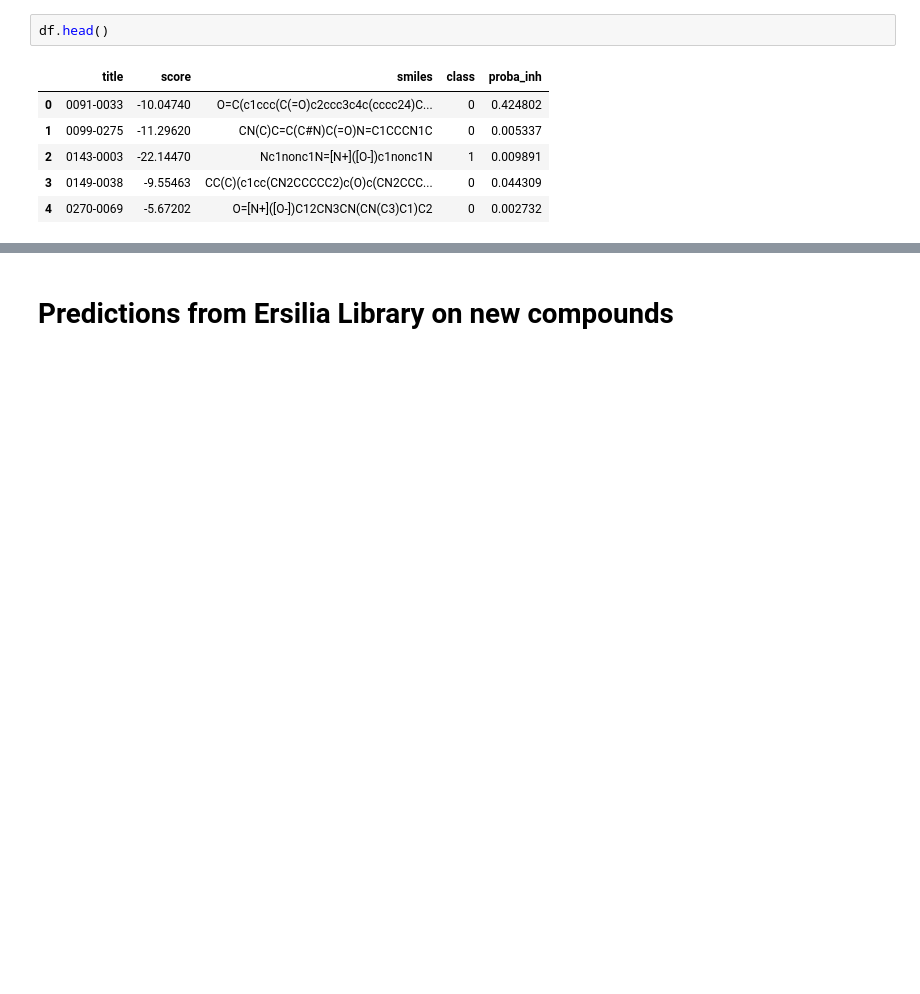
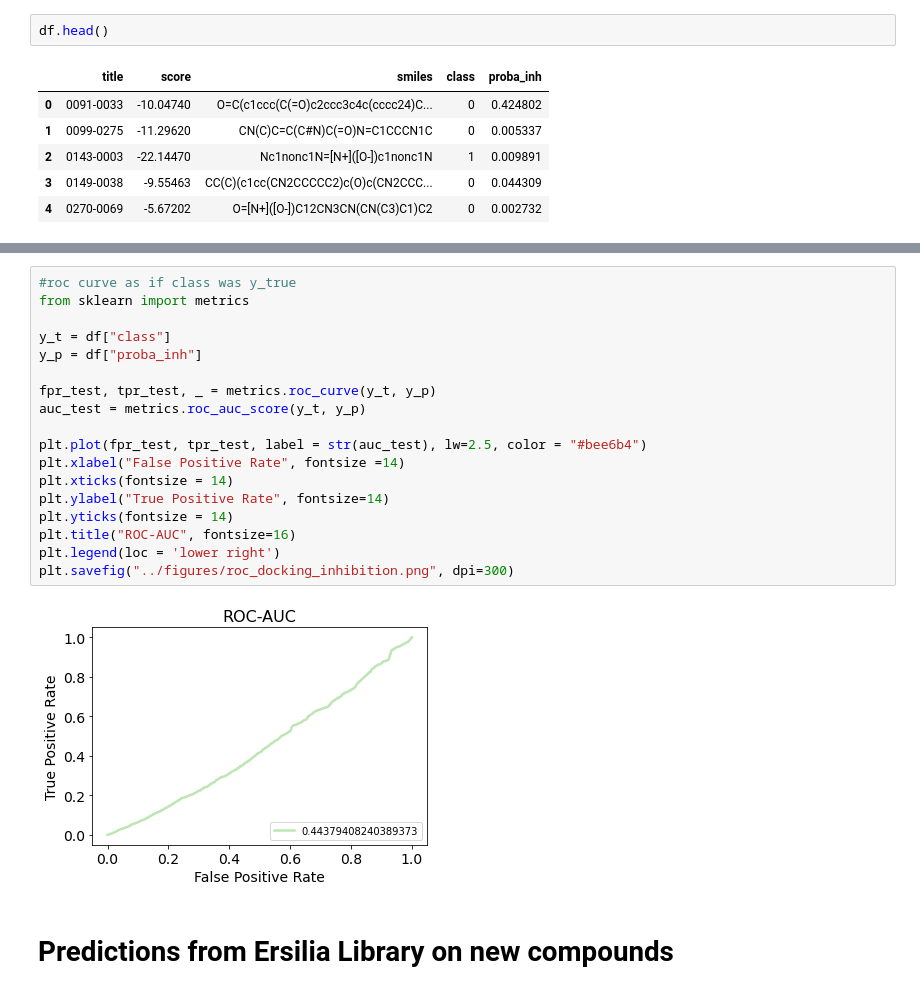
Before and after one commit to ersilia-os/osa-murd, a Jupyter notebook: notebooks/data_exploration.ipynb, the cells around one changed output, grey strips where cells are left out. Cells and saved outputs as stored; diff of their text form; blank space fills up the shorter version.

```diff
--- a/notebooks/data_exploration.ipynb
+++ b/notebooks/data_exploration.ipynb
@@ -165,3 +160,23 @@ plt.hist(pos["proba_inh"])
+# %%
+#roc curve as if class was y_true
+from sklearn import metrics
+
+y_t = df["class"]
+y_p = df["proba_inh"]
+
+fpr_test, tpr_test, _ = metrics.roc_curve(y_t, y_p)
+auc_test = metrics.roc_auc_score(y_t, y_p)
+
+plt.plot(fpr_test, tpr_test, label = str(auc_test), lw=2.5, color = "#bee6b4")
+plt.xlabel("False Positive Rate", fontsize =14)
+plt.xticks(fontsize = 14)
+plt.ylabel("True Positive Rate", fontsize=14)
+plt.yticks(fontsize = 14)
+plt.title("ROC-AUC", fontsize=16)
+plt.legend(loc = 'lower right')
+plt.savefig("../figures/roc_docking_inhibition.png", dpi=300)
+# %% [output]
+[figure, added]
 # %% [markdown]
 # Predictions from Ersilia Library on new compounds
 # %%
```
Also changed, not shown: parts of 1 cell of this notebook, 2 other files.
